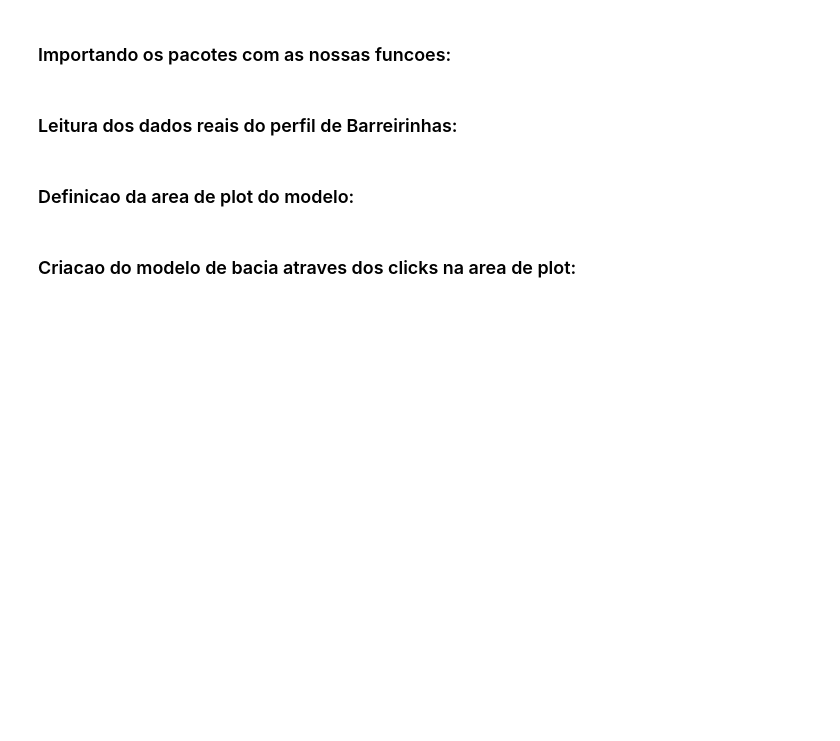
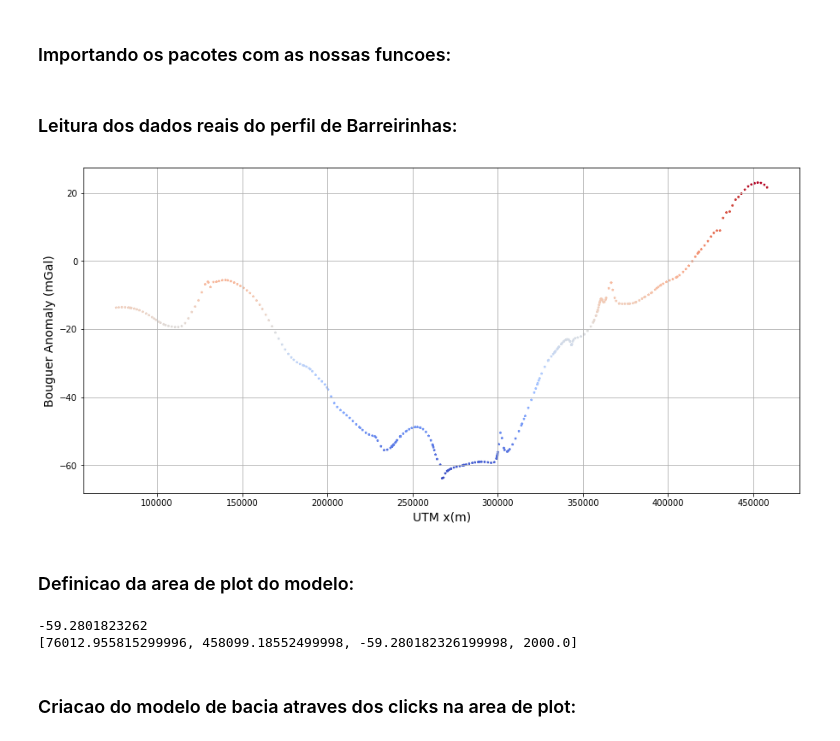
Before and after one commit to MathewsAndrade/Mathews_codes, a Jupyter notebook: model_basin_barreirinhas.ipynb, the cells around one changed output. Drawn from its saved outputs; the diff is of its cells as text; code cells hidden in the pictures; blank space fills up the shorter version.

```diff
--- a/model_basin_barreirinhas.ipynb
+++ b/model_basin_barreirinhas.ipynb
@@ -36,16 +36,18 @@ elev, gz, x_utm, y_utm = np.loadtxt('../dados_reais/Barreirinhas/barreirinhas_pe
 elev = -elev
 # %%
 # Plot dos dados para verificação:
-plt.figure(figsize=(15,7))
+plt.figure(figsize=(15,7), facecolor='w')
 
 plt.scatter(x_utm,gz,s=5.0,c=gz,marker='*', cmap=plt.cm.coolwarm)
 #plt.plot(x_utm, gz,'*r')
 #plt.title ('Gravity Data (mGal)', fontsize = 16)
 plt.xlabel ('UTM x(m)', fontsize = 14)
 plt.ylabel ('Bouguer Anomaly (mGal)', fontsize = 14)
 plt.grid()
 plt.savefig('Bouguer.png', dpi=300, transparent=True, bbox_inches="tight" )
 plt.show()
+# %% [output]
+[figure, added]
 # %% [markdown]
 ### Definicao da area de plot do modelo:
 # %%
@@ -55,9 +57,12 @@ xmax = np.max(x_utm)
 zmin = np.min( (elev) ) #-100.0
 #zmax = 3.0 #profundidade da bacia em km (entradas do rao et al., 1994 em Km)
 zmax = 2000.0 #adaptado para metros !
-print zmin
+print(zmin)
 area = [xmin, xmax, zmin, zmax]
-print area
+print(area)
+# %% [output]
+-59.2801823262
+[76012.955815299996, 458099.18552499998, -59.280182326199998, 2000.0]
 # %% [markdown]
 ### Criacao do modelo de bacia atraves dos clicks na area de plot:
 # %%
```
Also changed, not shown: parts of 1 cell of this notebook.
